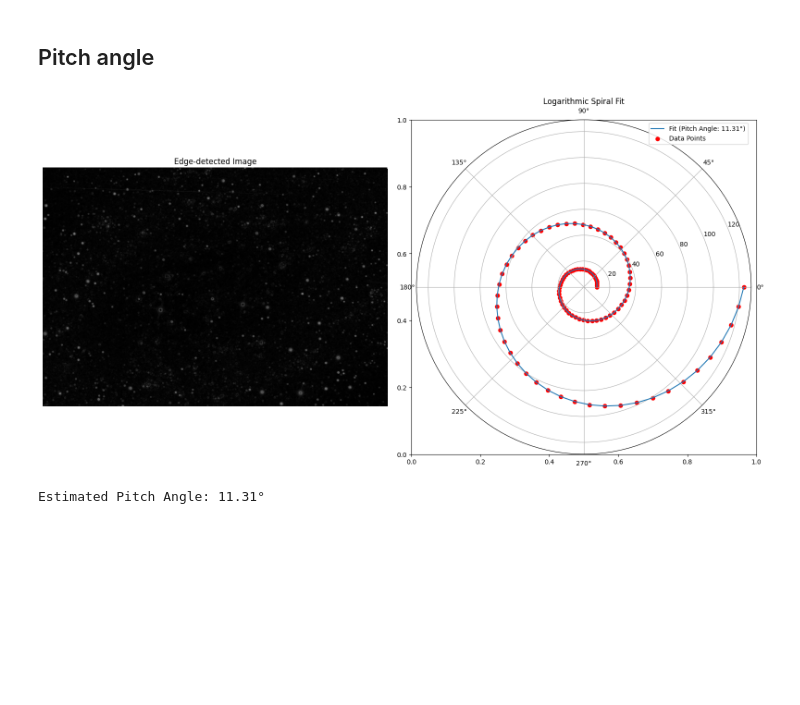
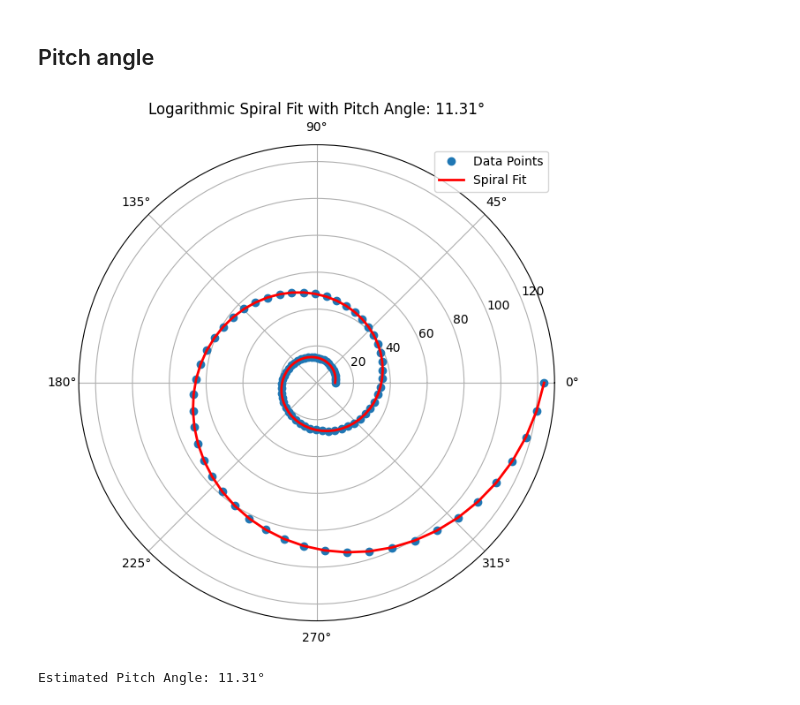
Before and after one commit to santortiz/parcial_galaxias, a Jupyter notebook: notebooks/1.ipynb, the cells around one changed output. Saved outputs shown, nothing was run; the diff lists cells and outputs as text; code cells hidden in the pictures; blank space fills up the shorter version.

```diff
--- a/notebooks/1.ipynb
+++ b/notebooks/1.ipynb
@@ -5,7 +5,9 @@ import numpy as np
 # %%
 # Load the image
 image_path = "../data/images/ngc2403.png"
-image_data = np.dot(plt.imread(image_path)[..., :3], [0.2989, 0.5870, 0.1140])
+#resembling human eye perception
+#image_data = np.dot(plt.imread(image_path)[..., :3], [0.2989, 0.5870, 0.1140])
+image_data = np.dot(plt.imread(image_path)[..., :3], [1,1,1])
 # %%
 # Display the image using a logarithmic scale for better visualization
 plt.figure(figsize=(10, 10))
@@ -155,9 +139,9 @@ for iso in isolist:
     radii.append(iso.sma)  # Semi-major axis of the isophote
     mean_intensity.append(iso.intens)
 
-# Convert mean intensity to surface brightness in magnitude scale
+# Convert mean intensity to surface brightness in magnitude scale, subtracting the median background
 # Using a simple conversion: mag = -2.5 * log10(intensity)
-surface_brightness = -2.5 * np.log10(np.array(mean_intensity) - median)
+surface_brightness = -2.5 * np.log10(np.array(mean_intensity) - median) + 22.5
 
 # Plot the surface brightness profile
 plt.figure(figsize=(10, 6))
@@ -354,66 +236,51 @@ from scipy.optimize import curve_fit
 from skimage import io, filters
 import cv2
 
-# Load and display the image
-image_path = '../data/images/cut_ngc2403.png'
-image = io.imread(image_path)
-
+# Load the image
 image_path = '../data/images/ngc2403.png'
 image = cv2.imread(image_path)
 
 # Convert the image to grayscale
 gray_image = cv2.cvtColor(image, cv2.COLOR_BGR2GRAY)
 
-# Convert to grayscale
-image_data = np.dot(plt.imread(image_path)[..., :3], [0.2989, 0.5870, 0.1140])
-
-# Enhance the edges to highlight the spiral arms
+# Edge detection
 edges = filters.sobel(gray_image)
 
 # Define the logarithmic spiral function
 def log_spiral(theta, a, b):
     return a * np.exp(b * theta)
 
 # Example coordinates of a spiral arm (to be replaced by actual coordinates)
-# You should trace or select points on the spiral arm manually.
-# For demonstration, let's assume manually selected coordinates:
 theta = np.linspace(0, 4 * np.pi, 100)  # Angular positions (in radians)
 r = log_spiral(theta, 10, 0.2)  # Radial distances for demo
 
 # Fit the logarithmic spiral model
 params, _ = curve_fit(log_spiral, theta, r)
 a_fit, b_fit = params
 
 # Calculate the pitch angle
 pitch_angle = np.degrees(np.arctan(b_fit))
 
-# Plot the spiral fit
+# Generate the fitted spiral
 theta_fit = np.linspace(0, 4 * np.pi, 100)
 r_fit = log_spiral(theta_fit, *params)
 
-import matplotlib.pyplot as plt
+# Plotting
+fig, ax = plt.subplots(1, 1, figsize=(7, 7), subplot_kw={'projection': 'polar'})
 
-# Assuming theta_fit, r_fit, theta, r, pitch_angle, and edges are already defined
+# Plot the original data points in polar coordinates
+ax.plot(theta, r, 'o', label='Data Points')
 
-fig, axes = plt.subplots(1, 2, figsize=(16, 8))
+# Plot the fitted logarithmic spiral in polar coordinates
+ax.plot(theta_fit, r_fit, '-', color='red', linewidth=2, label='Spiral Fit')
 
-# Plot the logarithmic spiral fit on the first subplot
-axes[0] = plt.subplot(122, projection='polar')
-axes[0].plot(theta_fit, r_fit, label=f'Fit (Pitch Angle: {pitch_angle:.2f}°)')
-axes[0].scatter(theta, r, color='red', label='Data Points')
-axes[0].set_title("Logarithmic Spiral Fit")
-axes[0].legend()
+# Set plot title and add legend
+ax.set_title(f"Logarithmic Spiral Fit with Pitch Angle: {pitch_angle:.2f}°")
+ax.legend()
 
-# Display the edge-detected image on the second subplot
-axes[1] = plt.subplot(121)
-axes[1].imshow(edges, cmap='gray')
-axes[1].set_title("Edge-detected Image")
-axes[1].axis('off')  # Hide the axis for the image
-
-plt.tight_layout()
 plt.show()
 
 print(f"Estimated Pitch Angle: {pitch_angle:.2f}°")
 # %% [output]
-[figure, old version]
+[figure, new version]
 Estimated Pitch Angle: 11.31°
```
Also changed, not shown: parts of 19 cells of this notebook, 7 other files.
